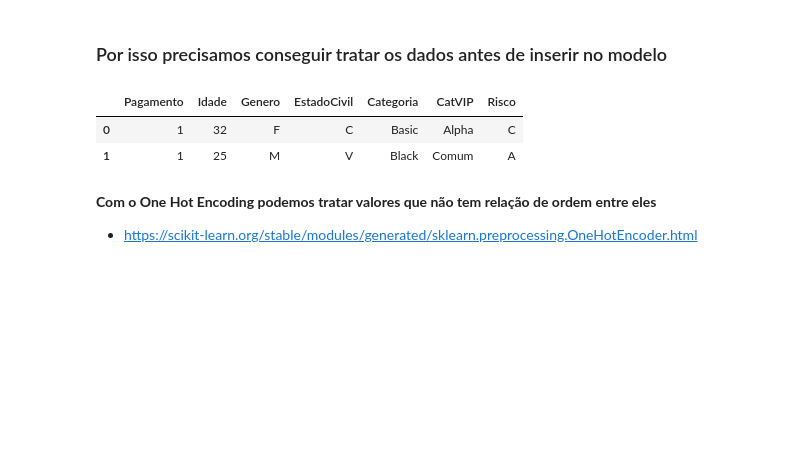
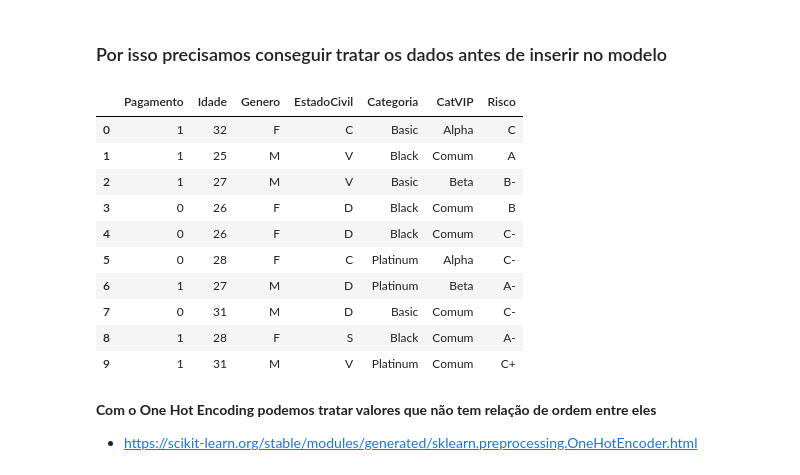
Before and after one commit to seppdaniel/feature-engineering, a Jupyter notebook: feature_engineering_basics.ipynb, the cells around one changed output. Cells and saved outputs as stored; diff of their text form; code cells hidden in the pictures; blank space fills up the shorter version.

```diff
--- a/feature_engineering_basics.ipynb
+++ b/feature_engineering_basics.ipynb
@@ -64,11 +64,19 @@ ValueError: could not convert string to float: 'F'
 # %% [markdown]
 ### Por isso precisamos conseguir tratar os dados antes de inserir no modelo
 # %%
-baseLimpa.head(2)
+baseLimpa.head(10)
 # %% [output]
 |  | Pagamento | Idade | Genero | EstadoCivil | Categoria | CatVIP | Risco |
 | 0 | 1 | 32 | F | C | Basic | Alpha | C |
 | 1 | 1 | 25 | M | V | Black | Comum | A |
+| 2 | 1 | 27 | M | V | Basic | Beta | B- |
+| 3 | 0 | 26 | F | D | Black | Comum | B |
+| 4 | 0 | 26 | F | D | Black | Comum | C- |
+| 5 | 0 | 28 | F | C | Platinum | Alpha | C- |
+| 6 | 1 | 27 | M | D | Platinum | Beta | A- |
+| 7 | 0 | 31 | M | D | Basic | Comum | C- |
+| 8 | 1 | 28 | F | S | Black | Comum | A- |
+| 9 | 1 | 31 | M | V | Platinum | Comum | C+ |
 # %% [markdown]
 **Com o One Hot Encoding podemos tratar valores que não tem relação de ordem entre eles**
 - https://scikit-learn.org/stable/modules/generated/sklearn.preprocessing.OneHotEncoder.html
```
Also changed, not shown: parts of 2 cells of this notebook.
